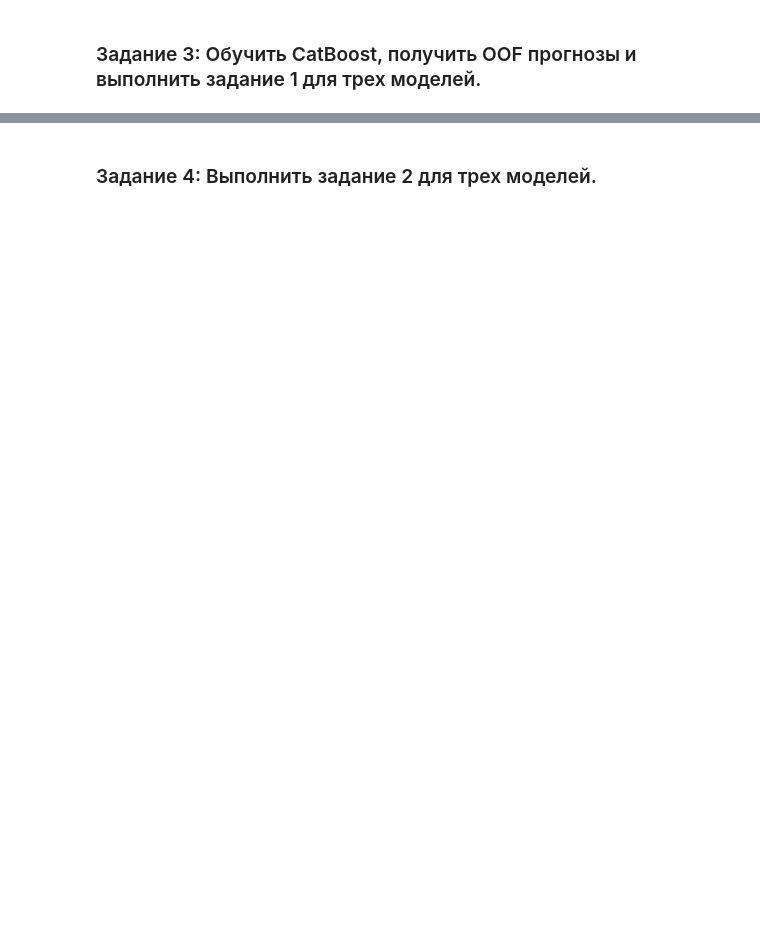
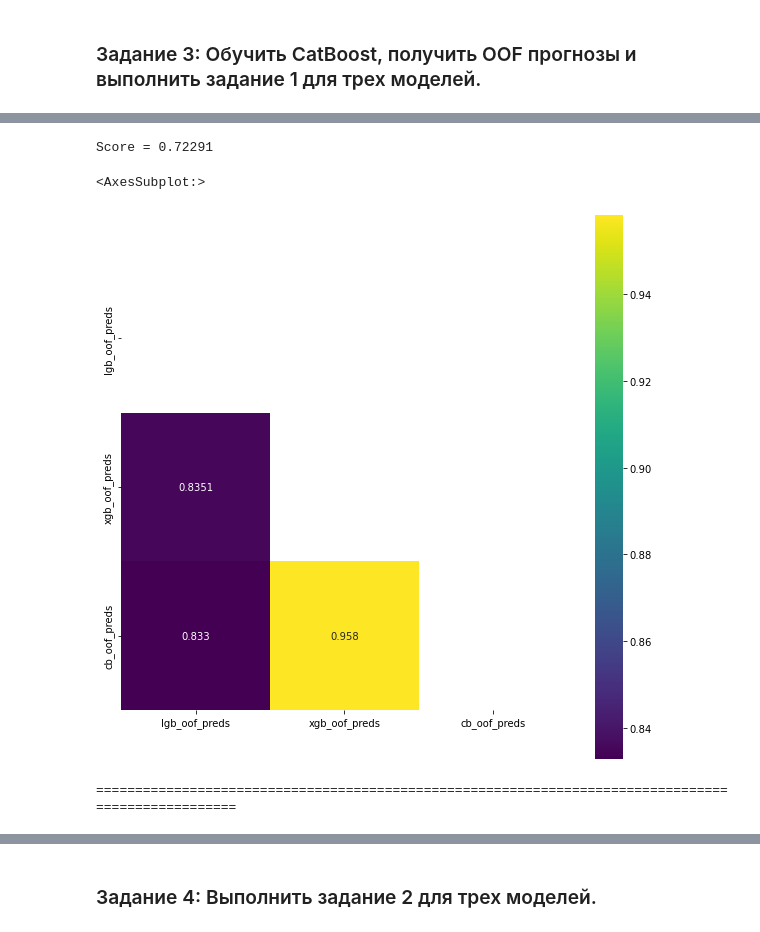
Before and after one commit to OlegRev/SportsDataAnalysis.KagglePlatform, a Jupyter notebook: hw_lesson_7.ipynb, the cells around one changed output, grey strips where cells are left out. Saved outputs shown, nothing was run; the diff lists cells and outputs as text; code cells hidden in the pictures; blank space fills up the shorter version.

Commit message:
hw7 tasks: [1, 2, 3, 4] done

```diff
--- a/hw_lesson_7.ipynb
+++ b/hw_lesson_7.ipynb
@@ -489,0 +734,23 @@ sns.heatmap(corr, mask=mask, annot=True, fmt=".4g", square=True, cmap="viridis",
+# %%
+cb_params = {
+    "n_estimators": 2000,
+    "loss_function": "Logloss",
+    "eval_metric": "AUC",
+    "task_type": "CPU",
+    #"max_bin": 20,
+    "verbose": 500,
+    "max_depth": 6,
+    "l2_leaf_reg": 100,
+    "early_stopping_rounds": 50,
+    "thread_count": -1,
+    "random_seed": 21
+}
+# %%
+cb_cv = KFold(n_splits=10, random_state=21, shuffle=True)
+# %%
+cb_estimators, cb_encoders, cb_oof_preds = catboost_cross_validation(cb_params,
+                                                                     train_data,
+                                                                     target,
+                                                                     cb_cv,
+                                                                     train_cat_features
+                                                                    )
@@ -489,0 +775,25 @@ sns.heatmap(corr, mask=mask, annot=True, fmt=".4g", square=True, cmap="viridis",
+# %%
+score_cb = roc_auc_score(target, cb_oof_preds)
+print(f"Score = {round(score_cb, 5)}")
+# %% [output]
+Score = 0.72291
+# %%
+scores_train = pd.DataFrame({
+    "lgb_oof_preds": lgb_oof_preds,
+    "xgb_oof_preds": xgb_oof_preds,
+    "cb_oof_preds": cb_oof_preds,
+})
+
+corr_train = scores_train.corr()
+mask_train = np.zeros_like(corr_train, dtype=np.bool)
+mask_train[np.triu_indices_from(mask_train)] = True
+# %%
+fig, axes = plt.subplots(1, 1, figsize=(10, 10))
+sns.heatmap(corr_train, mask=mask_train, annot=True, fmt=".4g", square=True, cmap="viridis", ax=axes)
+# %% [output]
+<AxesSubplot:>
+[figure, added]
+# %%
+cb_oof_test_preds = cross_val_pred(cb_estimators, test_data, cb_cv, train_cat_features)
+# %% [output]
+===================================================================================================
```
Also changed, not shown: parts of 27 cells of this notebook.
